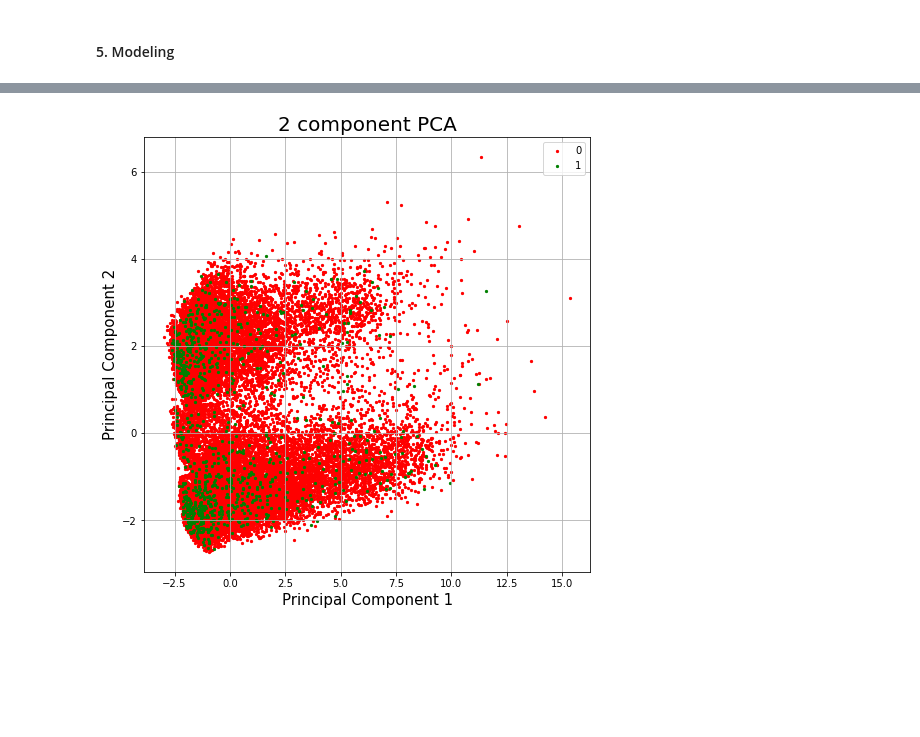
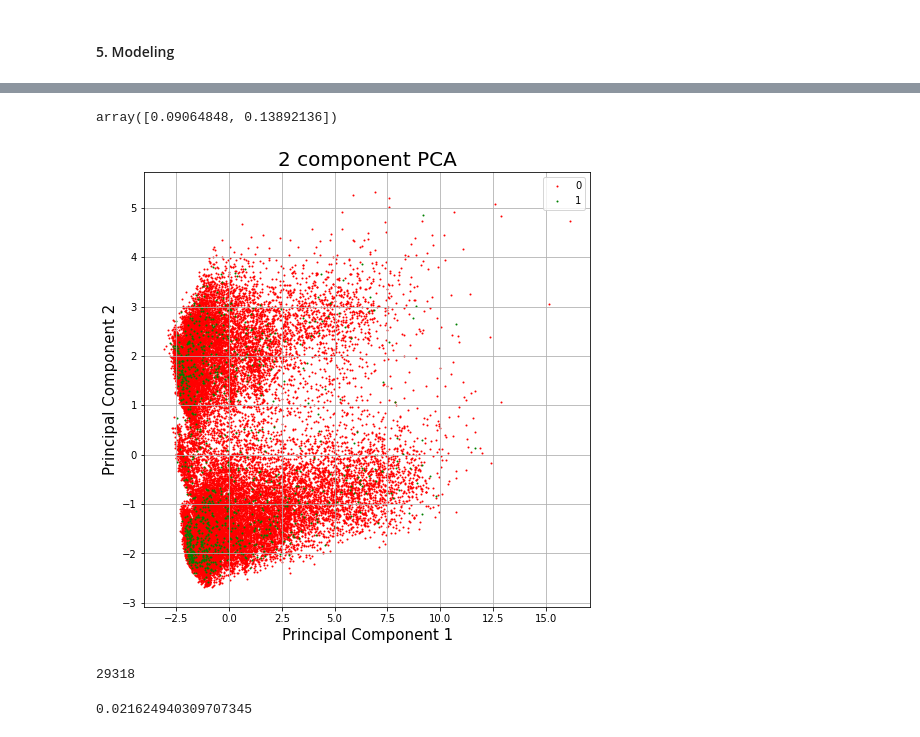
Before and after one commit to Ariathor/AdvancedAnalytics2022, a Jupyter notebook: Assignment1_AdvAn.ipynb, the cells around one changed output, grey strips where cells are left out. Drawn from its saved outputs; the diff is of its cells as text; code cells hidden in the pictures; blank space fills up the shorter version.

Commit message:
more plotting

```diff
--- a/Assignment1_AdvAn.ipynb
+++ b/Assignment1_AdvAn.ipynb
@@ -258,20 +294,37 @@ finalDf = pd.concat([principalDf, y_train], axis = 1)
+# %%
+np.cumsum(pca.explained_variance_ratio_)
+# %% [output]
+array([0.09064848, 0.13892136])
 # %%
 # plot the information
 
 fig = plt.figure(figsize = (8,8))
 ax = fig.add_subplot(1,1,1)
 ax.set_xlabel('Principal Component 1', fontsize = 15)
 ax.set_ylabel('Principal Component 2', fontsize = 15)
 ax.set_title('2 component PCA', fontsize = 20)
 targets = [ 0, 1]
 colors = ['r', 'g']
 for target, color in zip(targets,colors):
     indicesToKeep = finalDf['target'] == target
     ax.scatter(finalDf.loc[indicesToKeep, 'principal component 1']
                , finalDf.loc[indicesToKeep, 'principal component 2']
                , c = color
-               , s = 5)
+               , s = 1)
 ax.legend(targets)
 ax.grid()
 # %% [output]
-[figure, old version]
+[figure, new version]
+# %%
+# find positives where PC2 < -1 and PC 1<0
+
+trues = finalDf[(finalDf['principal component 1'] <= 0) & (finalDf['principal component 2'])]['target'].sum()
+total_space = finalDf[(finalDf['principal component 1'] <= 0) & (finalDf['principal component 2'])]['target'].shape[0]
+print(total_space)
+trues / total_space
+
+# around 2% of the bottom left corner contains positives in a clusteres area
+# maybe try to apply KNN here?
+# %% [output]
+29318
+0.021624940309707345
```
Also changed, not shown: parts of 5 cells of this notebook.
